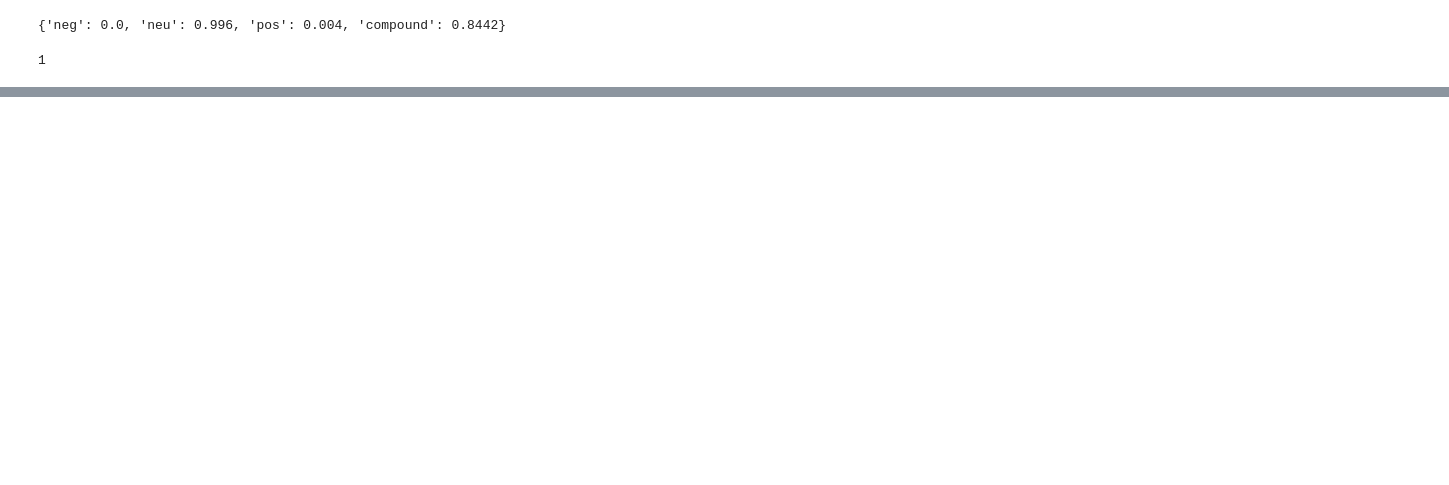
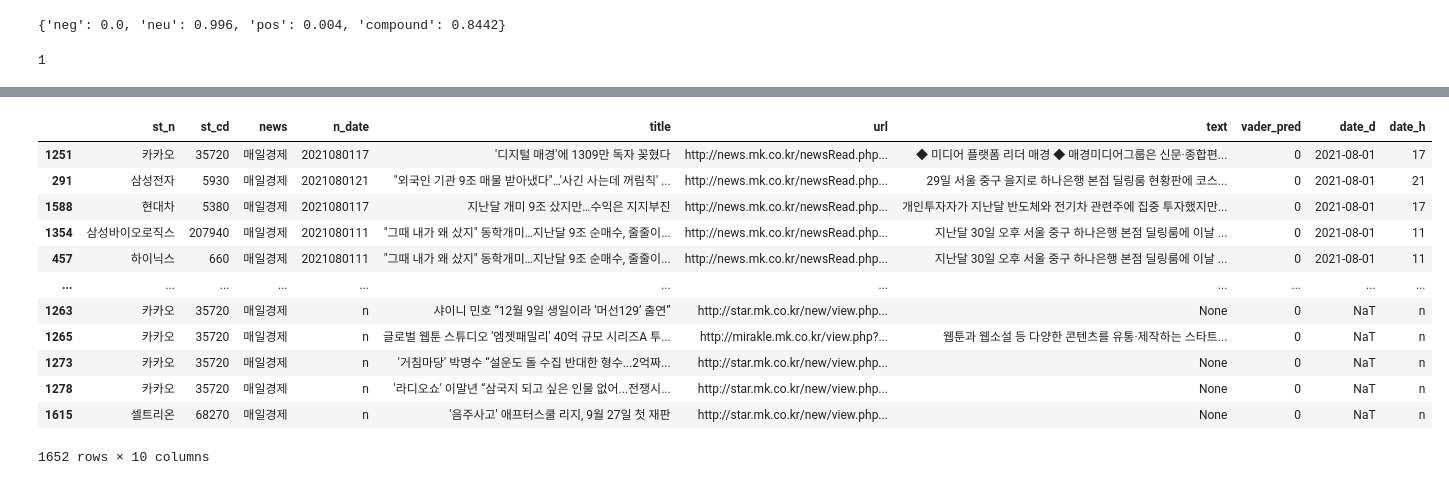
Before and after one commit to chaerui7967/stock_predict_news_and_youtube, a Jupyter notebook: 감성분석/감성분석_초안.ipynb, the cells around one changed output, grey strips where cells are left out. Cells and saved outputs as stored; diff of their text form; code cells hidden in the pictures; blank space fills up the shorter version.

```diff
--- a/감성분석/감성분석_초안.ipynb
+++ b/감성분석/감성분석_초안.ipynb
@@ -156,7 +268,7 @@ def get_sentiment(review, threshold):
 
  # 각 텍스트 데이터에 위에서 설정한 감성 label 얻는 함수 적용하기
 # 임계값은 0.1로 설정
-review_df['vader_pred'] = review_df['text'].apply(lambda x : get_sentiment(x, 0.1))
+df['vader_pred'] = df['text'].apply(lambda x : get_sentiment(x, 0.1))
 
 # 원본 데이터에서 주어진 정답 label과 VADER로 예측한 label 비교
 # y_target = review_df['sentiment']
@@ -181,0 +345,5 @@ get_sentiment(a, 0.1)
+# %%
+df_1 = df.copy()
+# %%
+df_1['date_d'] = df['n_date'].str[:-2]
+df_1['date_h'] = df['n_date'].str[-2:]
@@ -181,0 +359,18 @@ get_sentiment(a, 0.1)
+# %%
+df_1['date_d'] = pd.to_datetime(df_1['date_d'])
+# %%
+df_1.sort_values(by='date_d')
+# %% [output]
+|  | st_n | st_cd | news | n_date | title | url | text | vader_pred | date_d | date_h |
+| 1251 | 카카오 | 35720 | 매일경제 | 2021080117 | '디지털 매경'에 1309만 독자 꽂혔다 | http://news.mk.co.kr/newsRead.php... | ◆ 미디어 플랫폼 리더 매경 ◆ 매경미디어그룹은 신문·종합편... | 0 | 2021-08-01 | 17 |
+| 291 | 삼성전자 | 5930 | 매일경제 | 2021080121 | "외국인 기관 9조 매물 받아냈다"…'사긴 사는데 꺼림칙' ... | http://news.mk.co.kr/newsRead.php... | 29일 서울 중구 을지로 하나은행 본점 딜링룸 현황판에 코스... | 0 | 2021-08-01 | 21 |
+| 1588 | 현대차 | 5380 | 매일경제 | 2021080117 | 지난달 개미 9조 샀지만…수익은 지지부진 | http://news.mk.co.kr/newsRead.php... | 개인투자자가 지난달 반도체와 전기차 관련주에 집중 투자했지만... | 0 | 2021-08-01 | 17 |
+| 1354 | 삼성바이오로직스 | 207940 | 매일경제 | 2021080111 | "그때 내가 왜 샀지" 동학개미…지난달 9조 순매수, 줄줄이... | http://news.mk.co.kr/newsRead.php... | 지난달 30일 오후 서울 중구 하나은행 본점 딜링룸에 이날 ... | 0 | 2021-08-01 | 11 |
+| 457 | 하이닉스 | 660 | 매일경제 | 2021080111 | "그때 내가 왜 샀지" 동학개미…지난달 9조 순매수, 줄줄이... | http://news.mk.co.kr/newsRead.php... | 지난달 30일 오후 서울 중구 하나은행 본점 딜링룸에 이날 ... | 0 | 2021-08-01 | 11 |
+| ... | ... | ... | ... | ... | ... | ... | ... | ... | ... | ... |
+| 1263 | 카카오 | 35720 | 매일경제 | n | 샤이니 민호 “12월 9일 생일이라 ‘머선129’ 출연” | http://star.mk.co.kr/new/view.php... | None | 0 | NaT | n |
+| 1265 | 카카오 | 35720 | 매일경제 | n | 글로벌 웹툰 스튜디오 '엠젯패밀리' 40억 규모 시리즈A 투... | http://mirakle.mk.co.kr/view.php?... | 웹툰과 웹소설 등 다양한 콘텐츠를 유통·제작하는 스타트... | 0 | NaT | n |
+| 1273 | 카카오 | 35720 | 매일경제 | n | '거침마당' 박명수 “설운도 돌 수집 반대한 형수...2억짜... | http://star.mk.co.kr/new/view.php... | None | 0 | NaT | n |
+| 1278 | 카카오 | 35720 | 매일경제 | n | '라디오쇼' 이말년 “삼국지 되고 싶은 인물 없어...전쟁시... | http://star.mk.co.kr/new/view.php... | None | 0 | NaT | n |
+| 1615 | 셀트리온 | 68270 | 매일경제 | n | '음주사고' 애프터스쿨 리지, 9월 27일 첫 재판 | http://star.mk.co.kr/new/view.php... | None | 0 | NaT | n |
+1652 rows × 10 columns
```
Also changed, not shown: parts of 59 cells of this notebook, 2 other files.
